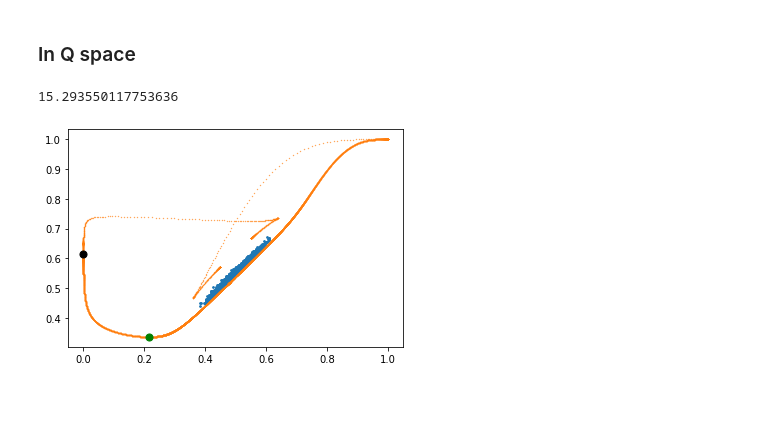
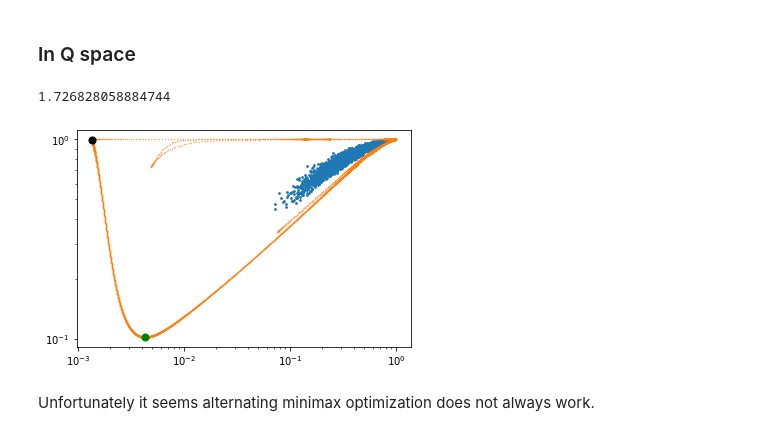
Before and after one commit to GilgameshxZero/adversarial-ntks, a Jupyter notebook: notebooks/low-level-causes/lin-gauss-non-id-cov.ipynb, the cells around one changed output. Saved outputs shown, nothing was run; the diff lists cells and outputs as text; code cells hidden in the pictures; blank space fills up the shorter version.

Commit message:
Show alternating minimax optimization fails

```diff
--- a/notebooks/low-level-causes/lin-gauss-non-id-cov.ipynb
+++ b/notebooks/low-level-causes/lin-gauss-non-id-cov.ipynb
@@ -236,6 +236,9 @@ import numpy as np
 import scipy.stats
 from tqdm.notebook import tqdm
 # %%
+def normalize(x):
+    return x / np.linalg.norm(x, ord=2, keepdims=True)
+
 def Q(x):
     return 1 - scipy.stats.norm.cdf(x)
 
@@ -333,9 +336,8 @@ plot(D=32, seed=19)
 # %% [markdown]
 ### In Q space
 # %%
-def plot2(D, mu_scale, attack_eps, seed):
+def plot2(D, mu_scale, attack_eps, seed, num_iters):
     np.random.seed(seed)
-    D = D
 
     SLO = 1e-3
     SHI=10
@@ -357,35 +359,51 @@ def plot2(D, mu_scale, attack_eps, seed):
     ] + [
         sigmoidspace(lo=-1/z1 + EPS, hi=-1/z2 - EPS, n=1000, scale=10)
         for z1, z2 in zip(Sigma[:NUM_FRONT], Sigma[1:1+NUM_FRONT])
     ] + ([] if NUM_BACK == 0 else [
         sigmoidspace(lo=-1/z1 + EPS, hi=-1/z2 - EPS, n=1000, scale=10)
         for z1, z2 in zip(Sigma[-NUM_BACK-1:], Sigma[-NUM_BACK:])
     ]))
 
     ws = 1 / (1 + lambdas[:, np.newaxis] * Sigma[np.newaxis, :]) * mu[np.newaxis, :]
     ws = np.concatenate([ws, -ws])
     ws_random = np.random.normal(size=(10000, D))
 
     w_rob, lam_rob = w_lam_rob(mu=mu, sigma_diag=Sigma, attack_eps=attack_eps)
     print(lam_rob)
 
+    ws_opt = [normalize(mu)]
+    for _ in range(num_iters):
+        w_old = ws_opt[-1]
+
+        w_cur = (mu - attack_eps * w_old) / Sigma
+        w_cur = normalize(w_cur)
+        ws_opt.append(w_cur)
+    ws_opt = np.array(ws_opt)
+
     rs = s_func(mu=mu, sigma_diag=Sigma, ws=ws)
     rs_random = s_func(mu=mu, sigma_diag=Sigma, ws=ws_random)
 
     r_rob = s_func(mu=mu, sigma_diag=Sigma, ws=w_rob)
     r_nat = s_func(mu=mu, sigma_diag=Sigma, ws=mu / Sigma)
+
+    r_opt = s_func(mu=mu, sigma_diag=Sigma, ws=ws_opt)
 
     plt.scatter(Q(rs_random[0]), Q(rs_random[0] - attack_eps*rs_random[1]), s=3)
     plt.scatter(Q(rs[0]), Q(rs[0] - attack_eps*rs[1]), s=0.1)
 
     plt.scatter(Q(r_rob[0]), Q(r_rob[0] - attack_eps * r_rob[1]), s=50, color="green")
     plt.scatter(Q(r_nat[0]), Q(r_nat[0] - attack_eps * r_nat[1]), s=50, color="black")
 
-    #plt.yscale("log")
-    #plt.xscale("log")
+    # Plot alternating optimization
+    #plt.plot(Q(r_opt[0]), Q(r_opt[0] - attack_eps * r_opt[1]), color="blue", linestyle="--")
+
+    plt.yscale("log")
+    plt.xscale("log")
 
 # Cool seeds: 19
-plot2(D=32, mu_scale=3, attack_eps=0.1, seed=19)
+plot2(D=32, mu_scale=3, attack_eps=1, seed=12, num_iters=100)
 # %% [output]
-15.293550117753636
+1.726828058884744
-[figure, old version]
+[figure, new version]
+# %% [markdown]
+Unfortunately it seems alternating minimax optimization does not always work.
```
